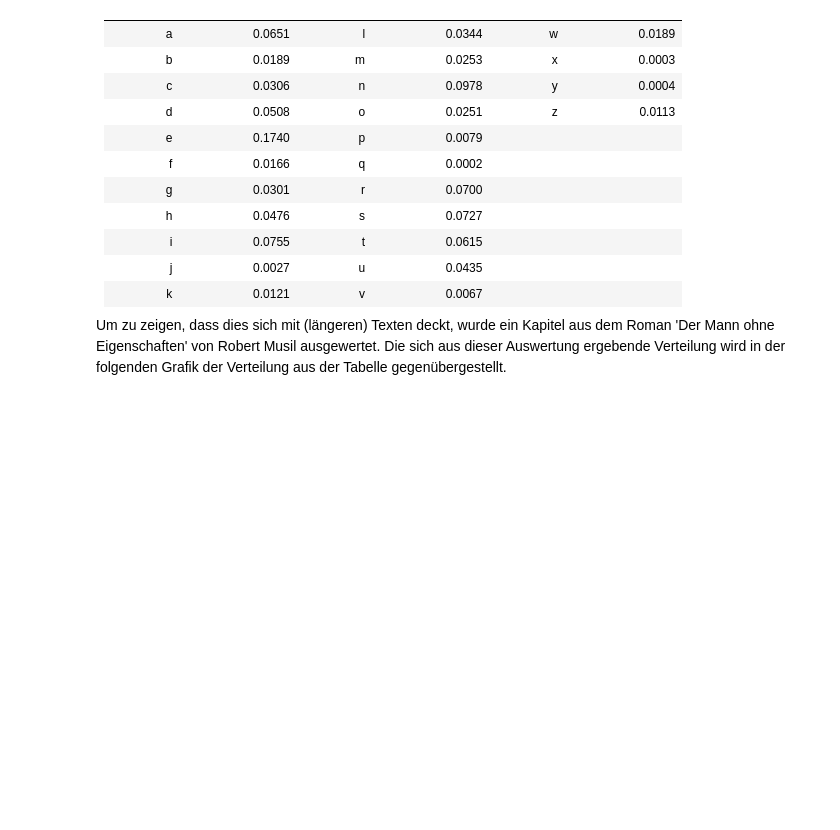
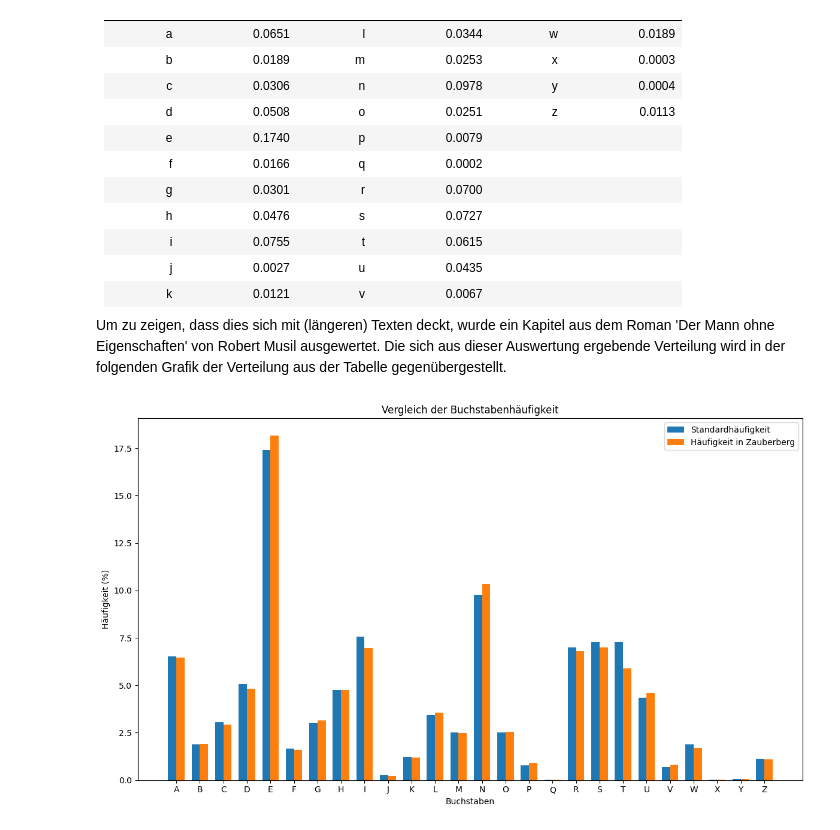
Before and after one commit to SkriptenMk/I_fP_24-28, a Jupyter notebook: docs/250919_vigenere/vigenere.ipynb, the cells around one changed output. Drawn from its saved outputs; the diff is of its cells as text; code cells hidden in the pictures; blank space fills up the shorter version.

Commit message:
Korrigiere die Standardverteilung
Die Standardverteilung aus der Deutschen Sprache wird übenrommen.
Ausserdem werden die Zellen kombiniert.

```diff
--- a/docs/250919_vigenere/vigenere.ipynb
+++ b/docs/250919_vigenere/vigenere.ipynb
@@ -41,31 +28,125 @@ with pdfplumber.open("C:/Users/jcms/Zotero/storage/Q44XL4TW/Mann_1989_Der Zauber
 # %%
+import pdfplumber
+import string
+import pandas as pd
+import matplotlib.pyplot as plt
+import numpy as np
+with pdfplumber.open("C:/Users/jcms/Zotero/storage/Q44XL4TW/Mann_1989_Der Zauberberg - Roman.pdf") as pdf:
+    pages = pdf.pages
+    text = ""
+    for i, pg in enumerate(pages):
+        if i >= 23 and i < 42:
+            text += pages[i].extract_text() + "\n"
 def text_cleaning(text : str) -> str:
     clean = text.upper() \
                 .replace('Ä', 'AE') \
                 .replace('Ö', 'OE') \
                 .replace('Ü', 'UE') \
                 .replace('ß', 'SS') \
                 .replace(' ', '') \
 
     cleaned_text = ''
 
     for c in clean:
         if c.isalpha():
             cleaned_text += c
 
     return cleaned_text
 
 def file_writer(path : str, text : str) -> None:
     i = 0
     grouped_text = ""
     for c in text:
         i += 1
         if i % 50 == 0:
             grouped_text += c + "\n"
         elif i % 5 == 0:
             grouped_text += c + " "
         else:
             grouped_text += c
 
     with open(path, mode='w', encoding='utf-8') as f:
         f.write(grouped_text)
+zauberberg = text_cleaning(text)
+file_writer('zauberberg_bereinigt.txt', zauberberg)
+def letter_frequency(text: str) -> dict:
+    frequency = {}
+    total_letters = 0
+
+    for char in text:
+        if char not in frequency:
+            frequency[char] = 1
+        else:
+            frequency[char] += 1
+        total_letters += 1
+
+    for key, value in frequency.items():
+        frequency[key] = (value / total_letters) * 100
+
+
+    return frequency
+
+frequency_zauberberg = letter_frequency(zauberberg)
+
+
+standard_frequency = {
+    'E': 17.4,
+    'T': 7.27,
+    'A': 6.51,
+    'O': 2.51,
+    'I': 7.55,
+    'N': 9.78,
+    'S': 7.27,
+    'R': 7.0,
+    'H': 4.76,
+    'D': 5.08,
+    'L': 3.44,
+    'C': 3.06,
+    'U': 4.35,
+    'M': 2.53,
+    'W': 1.89,
+    'F': 1.66,
+    'G': 3.01,
+    'Y': 0.04,
+    'P': 0.79,
+    'B': 1.89,
+    'V': 0.67,
+    'K': 1.21,
+    'J': 0.27,
+    'X': 0.03,
+    'Q': 0.02,
+    'Z': 1.13
+}
+
+
+df = pd.DataFrame.from_dict([standard_frequency, frequency_zauberberg])
+df.index = ['Standard Frequency', 'Zauberberg Frequency']
+dft = df.T
+dft = dft.sort_index()
+dft['Standard Frequency'] = dft['Standard Frequency'].astype(float)
+dft['Zauberberg Frequency'] = dft['Zauberberg Frequency'].astype(float)
+# --- Erstellen Sie das Side-by-Side-Balkendiagramm ---
+# Legen Sie die Breite der Balken fest
+bar_width = 0.35
+
+# Verwenden Sie den Index des transponierten DataFrames (dft)
+x = np.arange(len(dft.index))
+
+fig, ax = plt.subplots(figsize=(12, 7))
+
+# Zeichnen Sie die Balken für die beiden Spalten aus dft
+ax.bar(x - bar_width/2, dft['Standard Frequency'], bar_width, label='Standardhäufigkeit')
+ax.bar(x + bar_width/2, dft['Zauberberg Frequency'], bar_width, label='Häufigkeit in Zauberberg')
+
+ax.set_xticks(x)
+ax.set_xticklabels(dft.index)
+
+ax.set_xlabel('Buchstaben')
+ax.set_ylabel('Häufigkeit (%)')
+ax.set_title('Vergleich der Buchstabenhäufigkeit')
+ax.legend()
+plt.tight_layout()
+
+plt.show()
+# %% [output]
+[figure, added]
```
Also changed, not shown: parts of 6 cells of this notebook, 2 other files.
